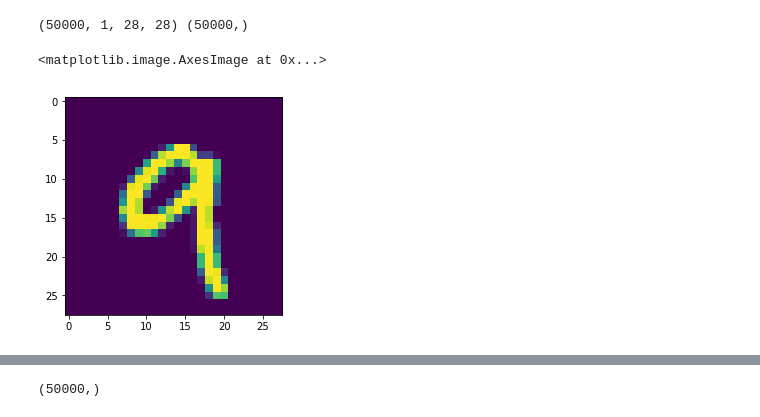
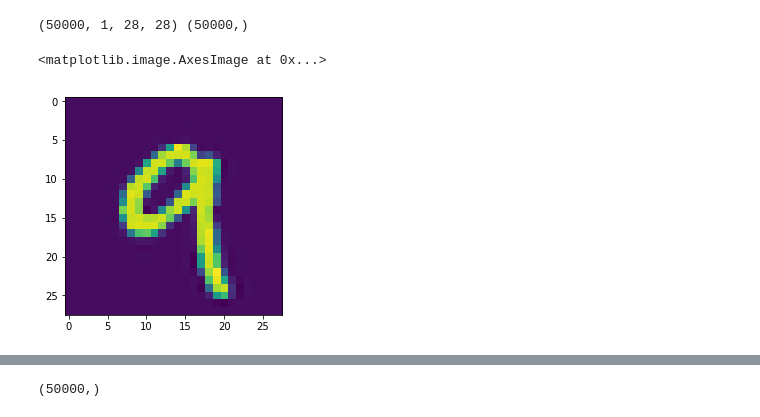
Before and after one commit to alexsyrom/DeepLearningTasks, a Jupyter notebook: task4/Seminar4-en-mnist.ipynb, the cells around one changed output, grey strips where cells are left out. Saved outputs shown, nothing was run; the diff lists cells and outputs as text; code cells hidden in the pictures.

```diff
--- a/task4/Seminar4-en-mnist.ipynb
+++ b/task4/Seminar4-en-mnist.ipynb
@@ -767,10 +773,10 @@ print(X_train.shape,y_train.shape)
 # %% [output]
 (50000, 1, 28, 28) (50000,)
 # %%
-plt.imshow(X_train[110, 0])
+plt.imshow(rotate(X_train[110, 0], angle=1))
 # %% [output]
 <matplotlib.image.AxesImage at 0x...>
-[figure, old version]
+[figure, new version]
 # %%
 import lasagne
 
```
Also changed, not shown: parts of 23 cells of this notebook.
